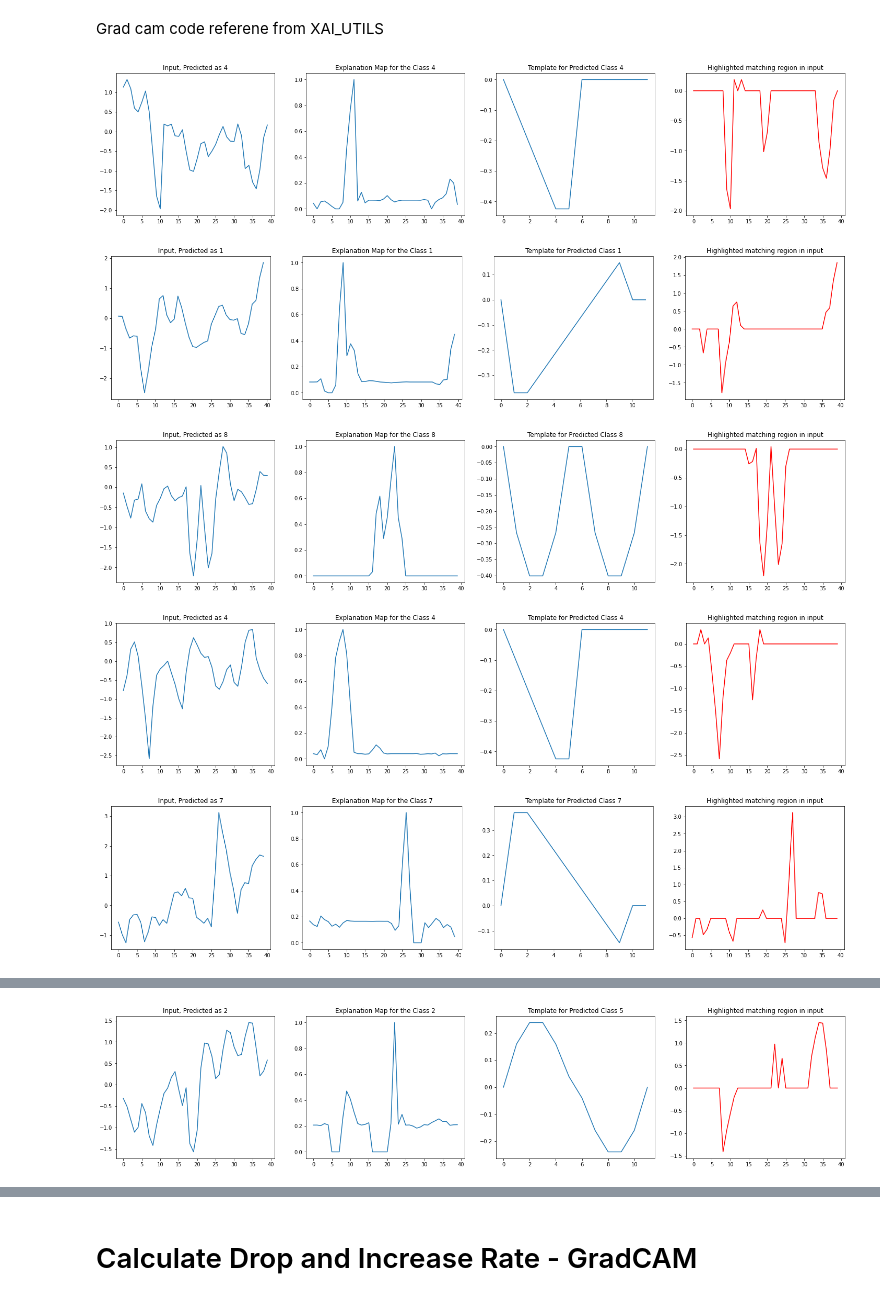
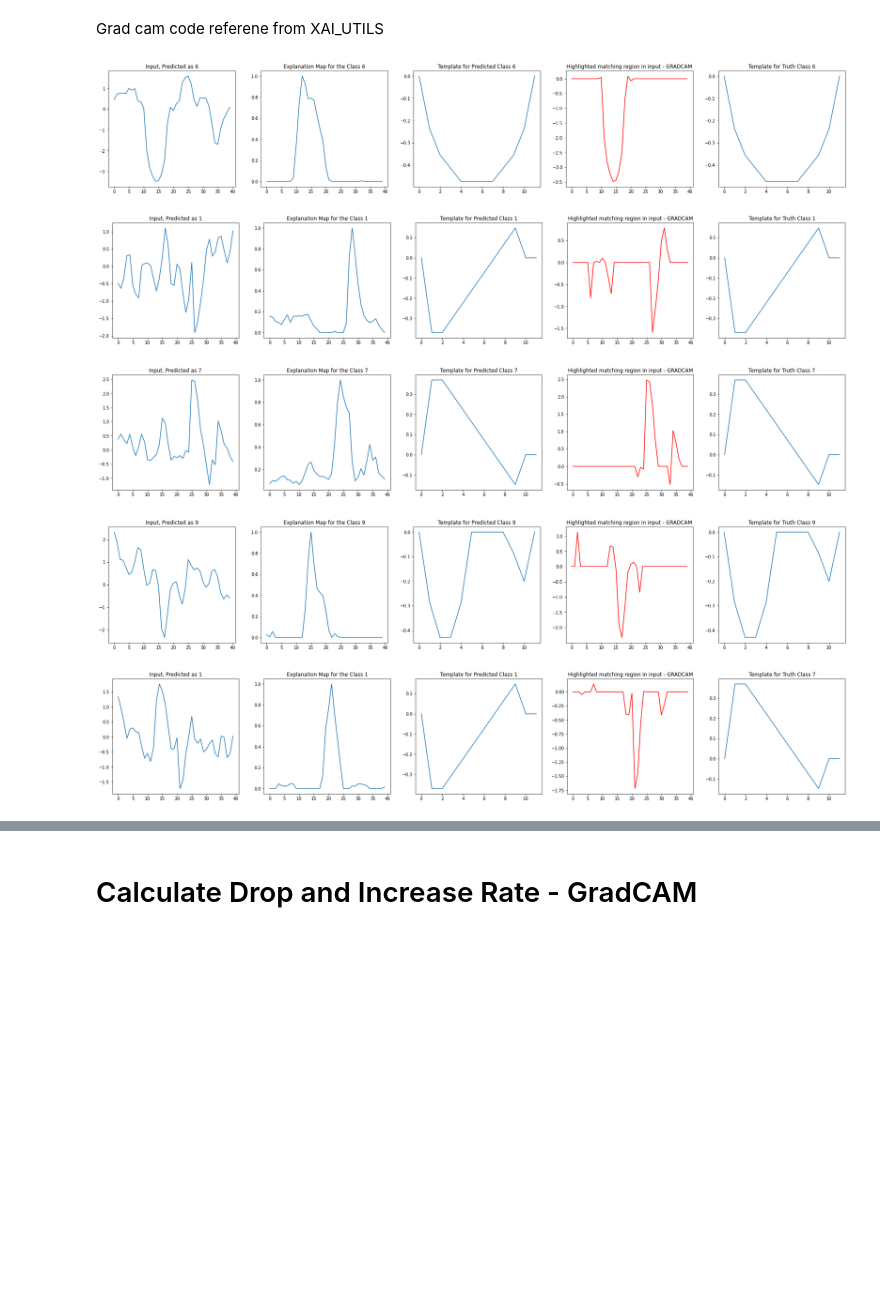
Before and after one commit to abarman123/ECE1512_2022W_ProjectRepo_Ayandev, a Jupyter notebook: MNIST1D_XAI.ipynb, the cells around one changed output, grey strips where cells are left out. Cells and saved outputs as stored; diff of their text form; code cells hidden in the pictures; blank space fills up the shorter version.

```diff
--- a/MNIST1D_XAI.ipynb
+++ b/MNIST1D_XAI.ipynb
@@ -29,7 +29,10 @@ Task 1
 from mnist1d_utils import *
 from tensorflow.keras import regularizers
 dataset = pickle.load(open('MNIST1D.pkl', 'rb'))
-x_test = dataset['x_test']
+x_test = np.expand_dims(dataset['x_test'], axis=-1)
 
 y_test = dataset['y_test']
-x_test = np.expand_dims(x_test, axis=-1)
+
+x_train=np.expand_dims(dataset['x'], axis=-1)
+
+y_train=dataset['y']
@@ -106,4 +99,4 @@ Overall Classification Accuracy:
 # %%
-history2 = model_mnist.fit(x_test, y_test, epochs=200, batch_size=10)
+history2=model_mnist.fit(x_train, y_train, validation_split=0.1, epochs=200)
 # %% [output]
 Epoch 1/200
@@ -286,7 +282,7 @@ Actual Test output: {0: 7, 1: 2, 2: 5, 3: 7, 4: 5, 5: 5, 6: 5}
 # Correct examples
 
 
-index_example1 = [14, 40, 61, 133, 250, 871]
+index_example1 = [1, 6, 11, 19]
 for i in range(len(index_example1)):
   test_template_predict = np.transpose(dataset['templates']['x'][y_predict[index_example1[i]]]) # predicted outut class template
   test_template_truth = np.transpose(dataset['templates']['x'][y_test[index_example1[i]]])# Actual output class template from dataset
@@ -310,7 +304,7 @@ for i in range(len(index_example1)):
 # %%
 # Incorrect examples
 
-index_example2 = [188, 364, 447, 780, 860, 872]
+index_example2 = [29, 98, 322, 418, 553, 585 ]
 for i in range(len(index_example2)):
   test_template_predict = np.transpose(dataset['templates']['x'][y_predict[index_example2[i]]])
   test_template_truth = np.transpose(dataset['templates']['x'][y_test[index_example2[i]]])
@@ -340,38 +334,48 @@ for i in range(len(index_example2)):
 Grad cam code referene from XAI_UTILS
 # %%
 from xai_utils import *
-index_g= [14, 40, 61, 133, 250, 871, 188, 364, 447, 780, 860, 872]
+index_g= [1, 6, 11, 19, 29, 98, 322, 418, 553, 585]
 for i in range(len(index_g)):
   test_input_grad = np.expand_dims(x_test[index_g[i]], axis=0)
   predicted_out = np.argmax(model_mnist.predict(test_input_grad), axis=-1)
 
-  explanation = grad_cam(model_mnist, test_input_grad, 'conv1d_20') ## final conv1d layer
+  #explanation = grad_cam(model_mnist, test_input_grad, 'conv1d_5') ## final conv1d layer
+  explanation = grad_cam(model_mnist, test_input_grad, 'conv1d_14')
 
-  test_template = np.transpose(dataset['templates']['x'][predicted_out])
+  test_template_truth = np.transpose(dataset['templates']['x'][y_test[index_g[i]]])
+  test_template_predict = np.transpose(dataset['templates']['x'][predicted_out])
   test_label = y_test[index_g[i]]
 
   # Plot Input, Explaination Map, Corresponding digit
-  plt.figure(figsize=(25,5))
+  fig1=plt.figure(figsize=(31,5))
 
-  plt.subplot(1,4,1)
+  plt.subplot(1,5,1)
   plt.plot(x_test[index_g[i]])
   plt.title('Input, Predicted as %d' % predicted_out[0])
 
-  plt.subplot(1,4,2)
+  plt.subplot(1,5,2)
   plt.plot(explanation)
   plt.title('Explanation Map for the Class %d' % predicted_out[0])
 
-  plt.subplot(1,4,3)
-  plt.plot(test_template)
-  plt.title('Template for Predicted Class %d' % test_label)
+  plt.subplot(1,5,3)
+  plt.plot(test_template_predict)
+  #plt.title('Template for Predicted Class %d' % test_label)
+  plt.title('Template for Predicted Class %d' % predicted_out[0])
 
   threshold = np.sort(explanation)[-12]
-  plt.subplot(1,4,4)
+  plt.subplot(1,5,4)
   plt.plot((test_input_grad[0,:,0]*(explanation>threshold)), 'r')
-  plt.title('Highlighted matching region in input')
+  plt.title('Highlighted matching region in input - GRADCAM')
+
+
+  plt.subplot(1,5,5)
+  plt.plot(test_template_truth)
+  plt.title('Template for Truth Class %d' % y_test[index_g[i]])
+
+  fig1.savefig('graddcam_mnist.png', bbox_inches='tight')
 # %% [output]
-[figure, old version]
+[figure, new version]
-[figure, old version]
+[figure, new version]
-[figure, old version]
+[figure, new version]
-[figure, old version]
+[figure, new version]
-[figure, old version]
+[figure, new version]
@@ -383 +386,0 @@ for i in range(len(index_g)):
-[figure, removed]
```
Also changed, not shown: parts of 25 cells of this notebook.
